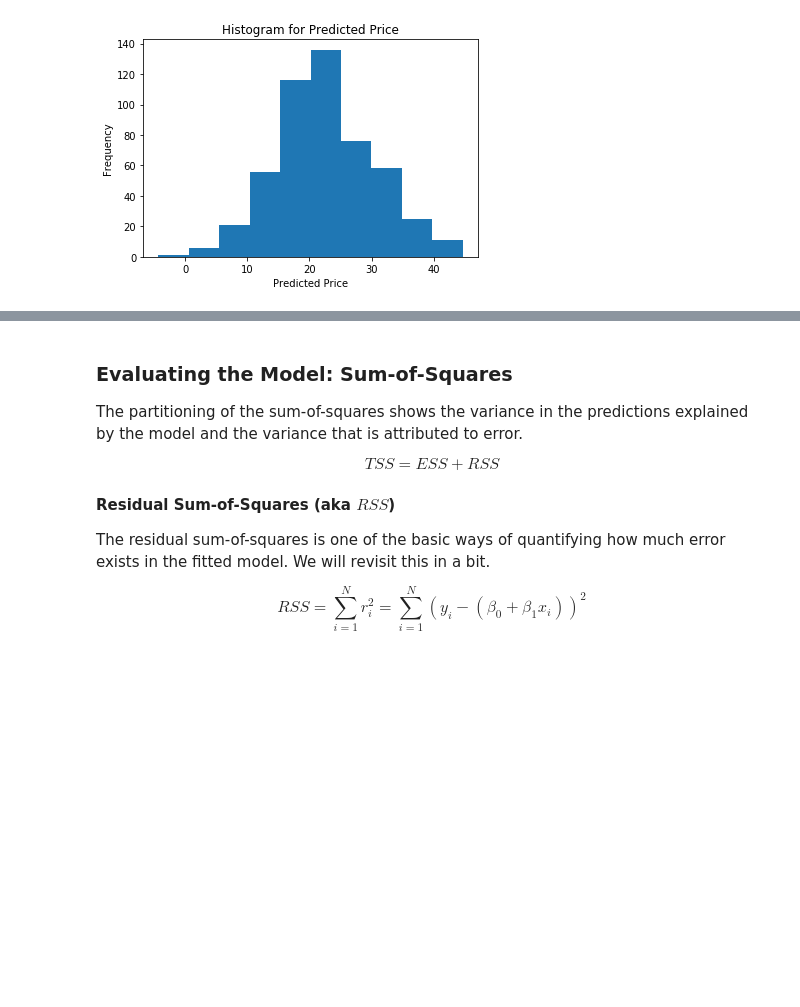
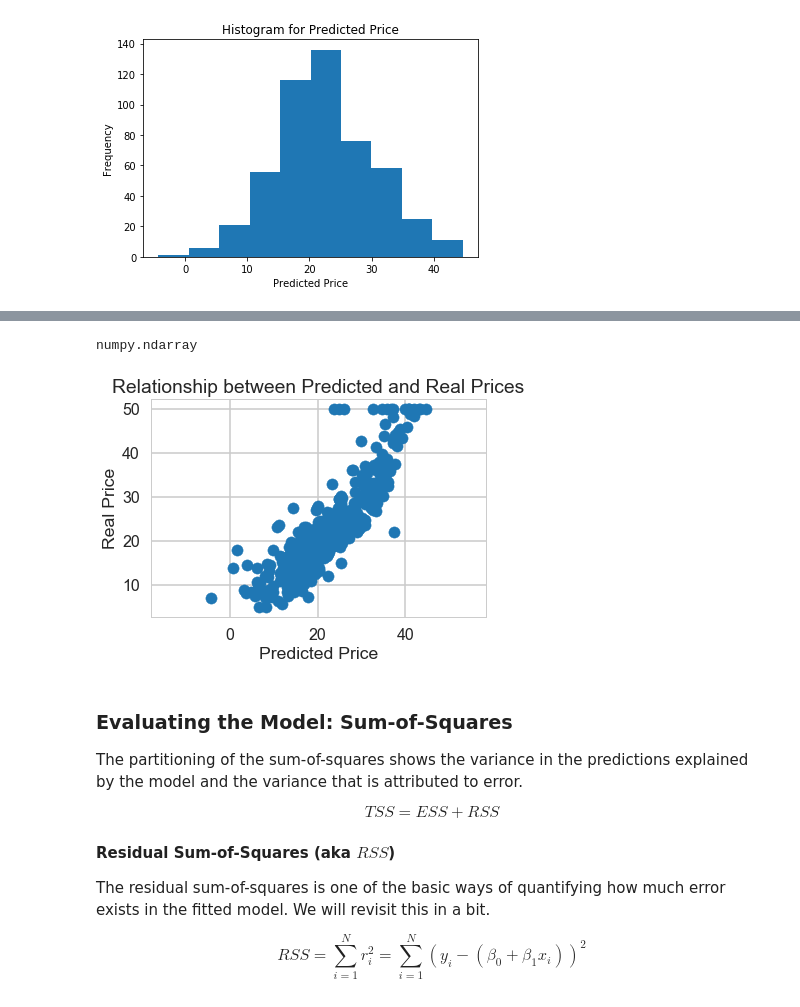
Before and after one commit to rivasjmr/Springboard, a Jupyter notebook: linear_regression/Mini_Project_Linear_Regression.ipynb, the cells around one changed output, grey strips where cells are left out. Cells and saved outputs as stored; diff of their text form; code cells hidden in the pictures; blank space fills up the shorter version.

```diff
--- a/linear_regression/Mini_Project_Linear_Regression.ipynb
+++ b/linear_regression/Mini_Project_Linear_Regression.ipynb
@@ -792,3 +832,20 @@ plt.show()
+# %%
+Xlmpredict = lm.predict(X)
+type(Xlmpredict)
+# %% [output]
+numpy.ndarray
+# %%
+# Scatter Plot
+# add plt.axis('equal') to keep axes on the same scale
+plt.scatter(lm.predict(X), bos.PRICE)
+plt.xlabel("Predicted Price")
+plt.ylabel("Real Price")
+plt.title("Relationship between Predicted and Real Prices")
+# Keep axes on same scale
+plt.axis('equal')
+plt.show()
+# %% [output]
+[figure, added]
 # %% [markdown]
 ### Evaluating the Model: Sum-of-Squares
 
```
Also changed, not shown: parts of 9 cells of this notebook.
